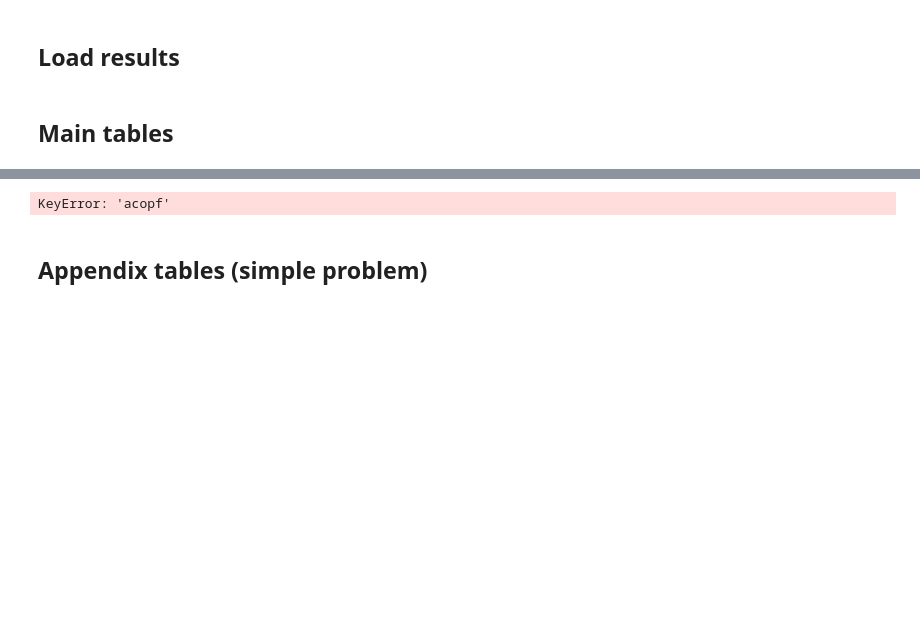
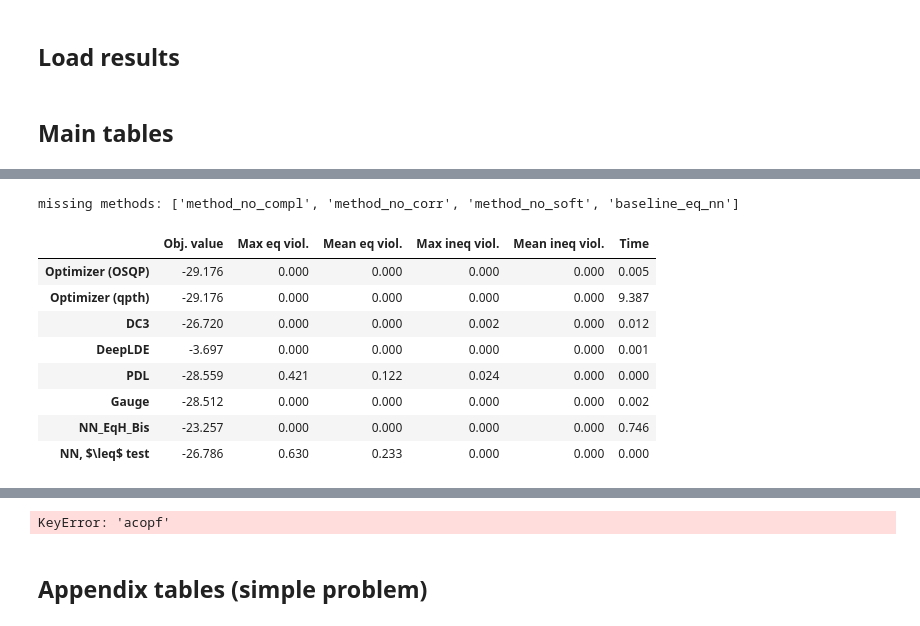
Before and after one commit to 222042015/DC3, a Jupyter notebook: ResultsViz.ipynb, the cells around one changed output, grey strips where cells are left out. Saved outputs shown, nothing was run; the diff lists cells and outputs as text; code cells hidden in the pictures; blank space fills up the shorter version.

```diff
--- a/ResultsViz.ipynb
+++ b/ResultsViz.ipynb
@@ -124,3 +128,17 @@ missing methods: ['method_no_compl', 'method_no_corr', 'method_no_soft', 'baseli
+# %%
+df_simple_100100 = get_full_results_table(stats['simple_ineq100_eq100'], exper_type='simple')
+df_simple_100100
+# %% [output]
+missing methods: ['method_no_compl', 'method_no_corr', 'method_no_soft', 'baseline_eq_nn']
+|  | Obj. value | Max eq viol. | Mean eq viol. | Max ineq viol. | Mean ineq viol. | Time |
+| Optimizer (OSQP) | -29.176 | 0.000 | 0.000 | 0.000 | 0.000 | 0.005 |
+| Optimizer (qpth) | -29.176 | 0.000 | 0.000 | 0.000 | 0.000 | 9.387 |
+| DC3 | -26.720 | 0.000 | 0.000 | 0.002 | 0.000 | 0.012 |
+| DeepLDE | -3.697 | 0.000 | 0.000 | 0.000 | 0.000 | 0.001 |
+| PDL | -28.559 | 0.421 | 0.122 | 0.024 | 0.000 | 0.000 |
+| Gauge | -28.512 | 0.000 | 0.000 | 0.000 | 0.000 | 0.002 |
+| NN_EqH_Bis | -23.257 | 0.000 | 0.000 | 0.000 | 0.000 | 0.746 |
+| NN, $\leq$ test | -26.786 | 0.630 | 0.233 | 0.000 | 0.000 | 0.000 |
 # %%
 df_nonconvex_5050 = get_full_results_table(stats['nonconvex_ineq50_eq50'], exper_type='nonconvex')
 df_nonconvex_5050
```
Also changed, not shown: parts of 16 cells of this notebook, 15 other files.
